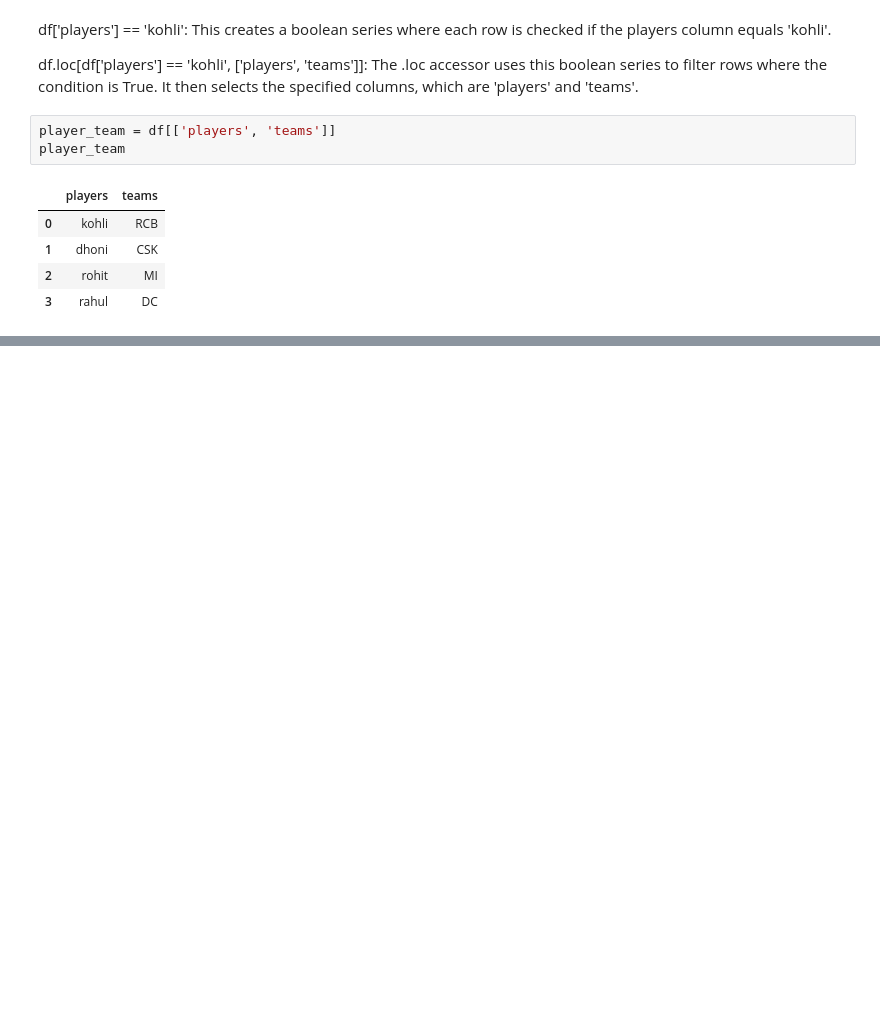
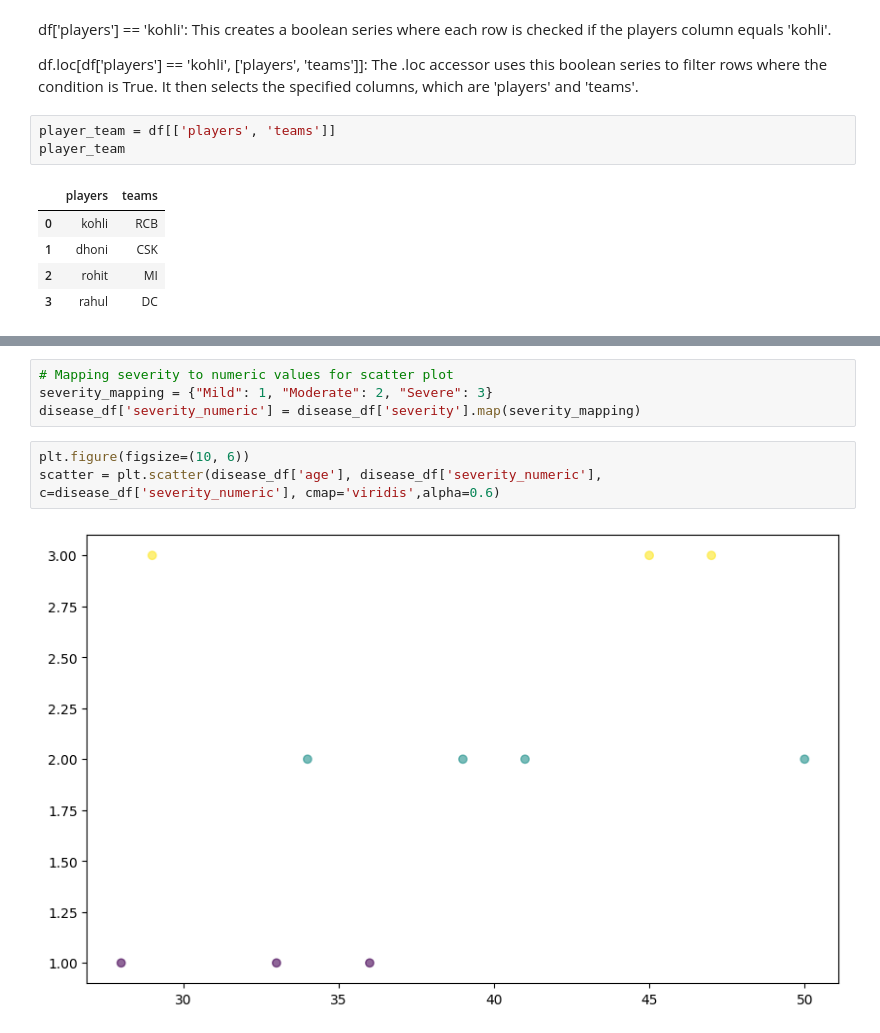
Before and after one commit to SankalpaGit/Random_Coding, a Jupyter notebook: python/data.ipynb, the cells around one changed output, grey strips where cells are left out. Drawn from its saved outputs; the diff is of its cells as text; blank space fills up the shorter version.

```diff
--- a/python/data.ipynb
+++ b/python/data.ipynb
@@ -75,0 +79,9 @@ disease_df
+# %%
+# Mapping severity to numeric values for scatter plot
+severity_mapping = {"Mild": 1, "Moderate": 2, "Severe": 3}
+disease_df['severity_numeric'] = disease_df['severity'].map(severity_mapping)
+# %%
+plt.figure(figsize=(10, 6))
+scatter = plt.scatter(disease_df['age'], disease_df['severity_numeric'], c=disease_df['severity_numeric'], cmap='viridis',alpha=0.6)
+# %% [output]
+[figure, added]
```
Also changed, not shown: parts of 3 cells of this notebook.
